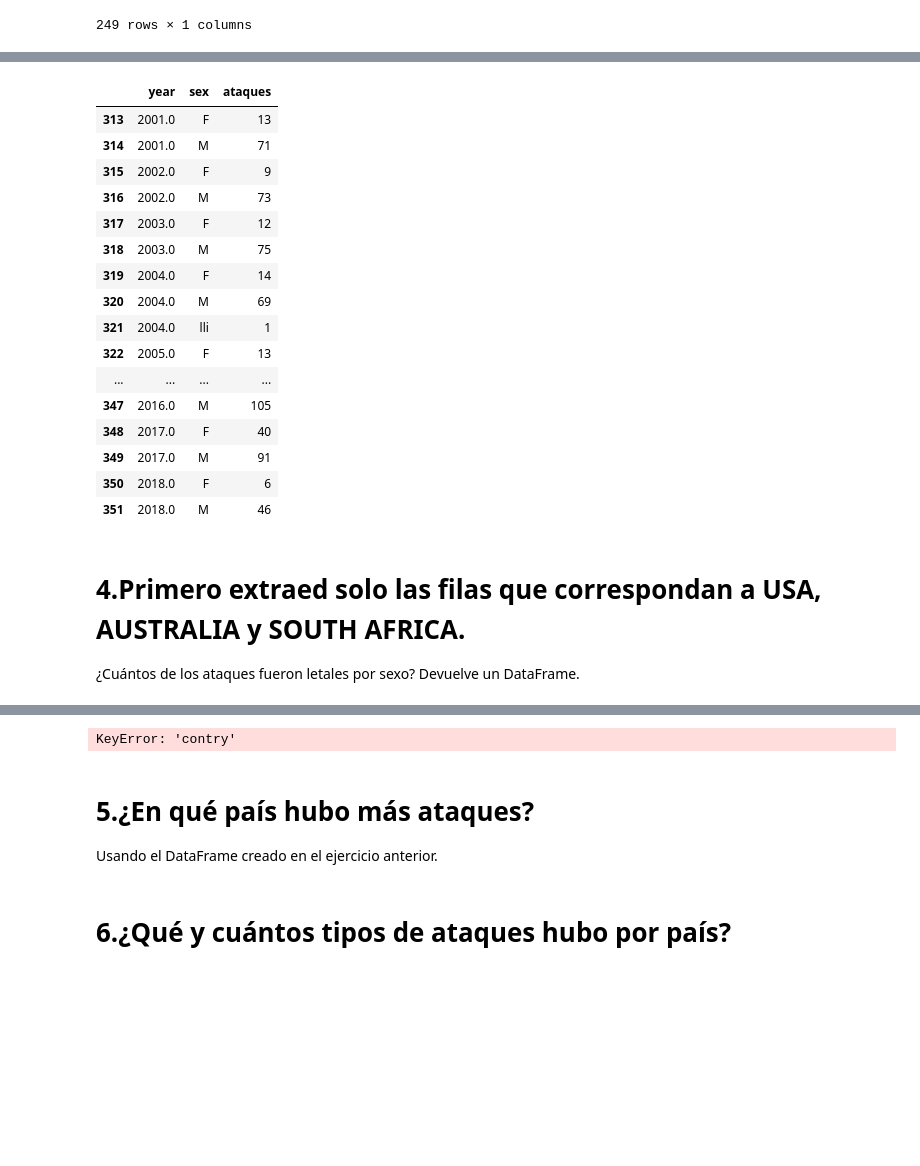
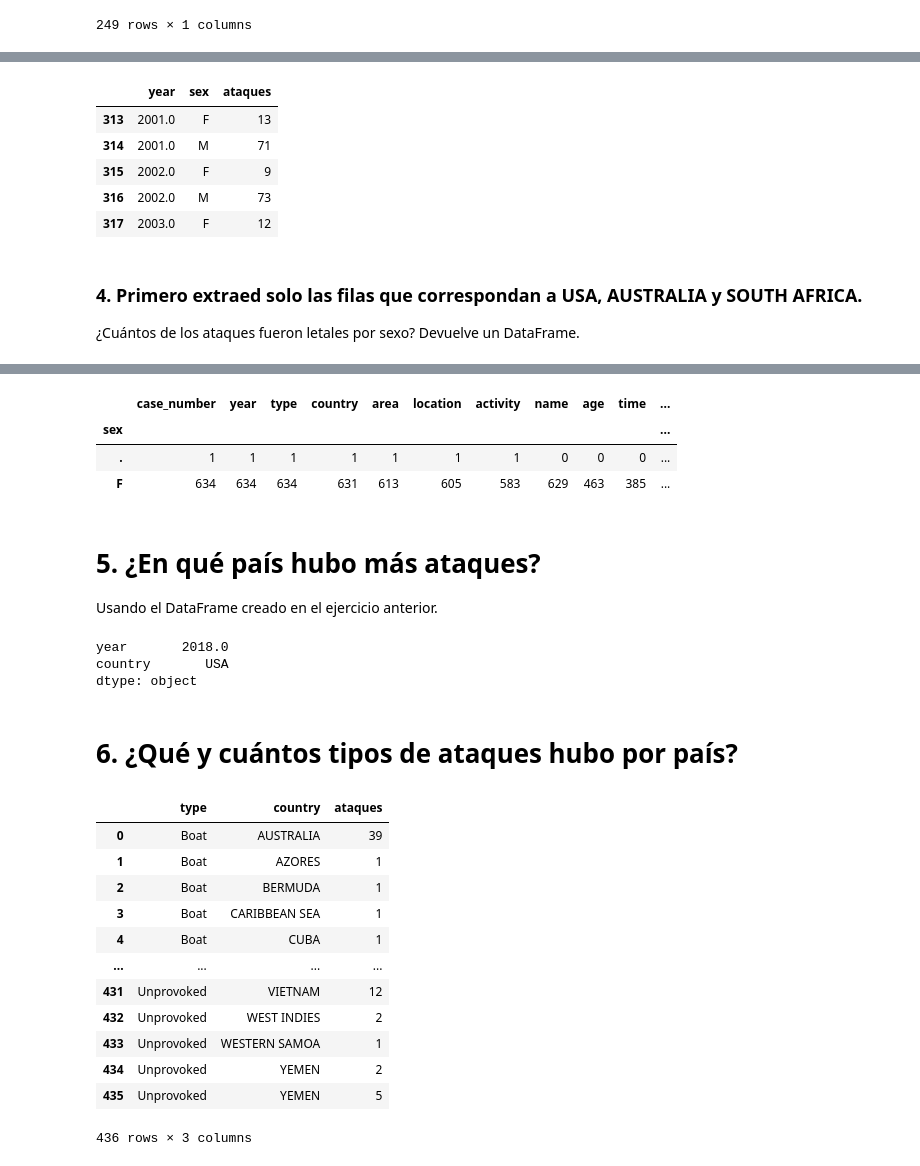
Before and after one commit to Adalab/DA-promoC-modulo-02-Marina-Lourdes-Ana, a Jupyter notebook: Pandas/06-pandas_6.ipynb, the cells around one changed output, grey strips where cells are left out. Saved outputs shown, nothing was run; the diff lists cells and outputs as text; code cells hidden in the pictures; blank space fills up the shorter version.

```diff
--- a/Pandas/06-pandas_6.ipynb
+++ b/Pandas/06-pandas_6.ipynb
@@ -103,28 +118,17 @@ df_groupby_anio
 # %%
 df_groupby_sex = pd.DataFrame(df_union.groupby(["year","sex"])['case_number'].count()).reset_index()
 df_groupby_sexo = df_groupby_sex[df_groupby_sex['year']>2000]
 df_groupby_sexo.columns = ['year','sex','ataques']
-df_groupby_sexo
+df_groupby_sexo.head(5)
 # %% [output]
 |  | year | sex | ataques |
 | 313 | 2001.0 | F | 13 |
 | 314 | 2001.0 | M | 71 |
 | 315 | 2002.0 | F | 9 |
 | 316 | 2002.0 | M | 73 |
 | 317 | 2003.0 | F | 12 |
-| 318 | 2003.0 | M | 75 |
-| 319 | 2004.0 | F | 14 |
-| 320 | 2004.0 | M | 69 |
-| 321 | 2004.0 | lli | 1 |
-| 322 | 2005.0 | F | 13 |
-| ... | ... | ... | ... |
-| 347 | 2016.0 | M | 105 |
-| 348 | 2017.0 | F | 40 |
-| 349 | 2017.0 | M | 91 |
-| 350 | 2018.0 | F | 6 |
-| 351 | 2018.0 | M | 46 |
 # %% [markdown]
-# 4.Primero extraed solo las filas que correspondan a USA, AUSTRALIA y SOUTH AFRICA.
+### 4. Primero extraed solo las filas que correspondan a USA, AUSTRALIA y SOUTH AFRICA.
 ¿Cuántos de los ataques fueron letales por sexo? Devuelve un DataFrame.
 # %%
 df_union.head(2)
@@ -140,11 +144,40 @@ df_groupby_paises.head(2)
 | 0 | 2018.06.25 | 2018.0 | Boating | USA | California | Oceanside, San Diego County | Paddling | Julie Wolfe | F | 57 | ... |
 | 1 | 2018.06.18 | 2018.0 | Unprovoked | USA | Georgia | St. Simon Island, Glynn County | Standing | Adyson McNeely | F | 11 | ... |
 # %%
-df_groupby_pais = pd.DataFrame(df_union.groupby(["sex"]).count())#fatales no lo vemos en la tabla
+df_groupby_pais1 = pd.DataFrame(df_union.groupby(["sex"]).count())#fatales no lo vemos en la tabla
+df_groupby_pais1.head(2)
 # %% [output]
-KeyError: 'contry'
+|  | case_number | year | type | country | area | location | activity | name | age | time | ... |
+| sex |  |  |  |  |  |  |  |  |  |  | ... |
+| . | 1 | 1 | 1 | 1 | 1 | 1 | 1 | 0 | 0 | 0 | ... |
+| F | 634 | 634 | 634 | 631 | 613 | 605 | 583 | 629 | 463 | 385 | ... |
 # %% [markdown]
-# 5.¿En qué país hubo más ataques?
+# 5. ¿En qué país hubo más ataques?
 Usando el DataFrame creado en el ejercicio anterior.
+# %%
+df_groupby_paises = df_union[df_union['country'].isin(['USA','AUSTRALIA','SOUTH AFRICA'])].max()
+df_groupby_paises.head(2)
+# %% [output]
+year       2018.0
+country       USA
+dtype: object
 # %% [markdown]
-# 6.¿Qué y cuántos tipos de ataques hubo por país?
+# 6. ¿Qué y cuántos tipos de ataques hubo por país?
+# %%
+df_groupby_paises2 = df_union.groupby(["type", "country"])["case_number"].agg(ataques=('count'))
+df_ataque_paises = df_groupby_paises2.reset_index()
+df_ataque_paises
+# %% [output]
+|  | type | country | ataques |
+| 0 | Boat | AUSTRALIA | 39 |
+| 1 | Boat | AZORES | 1 |
+| 2 | Boat | BERMUDA | 1 |
+| 3 | Boat | CARIBBEAN SEA | 1 |
+| 4 | Boat | CUBA | 1 |
+| ... | ... | ... | ... |
+| 431 | Unprovoked | VIETNAM | 12 |
+| 432 | Unprovoked | WEST INDIES | 2 |
+| 433 | Unprovoked | WESTERN SAMOA | 1 |
+| 434 | Unprovoked | YEMEN | 2 |
+| 435 | Unprovoked | YEMEN | 5 |
+436 rows × 3 columns
```
Also changed, not shown: parts of 6 cells of this notebook.
